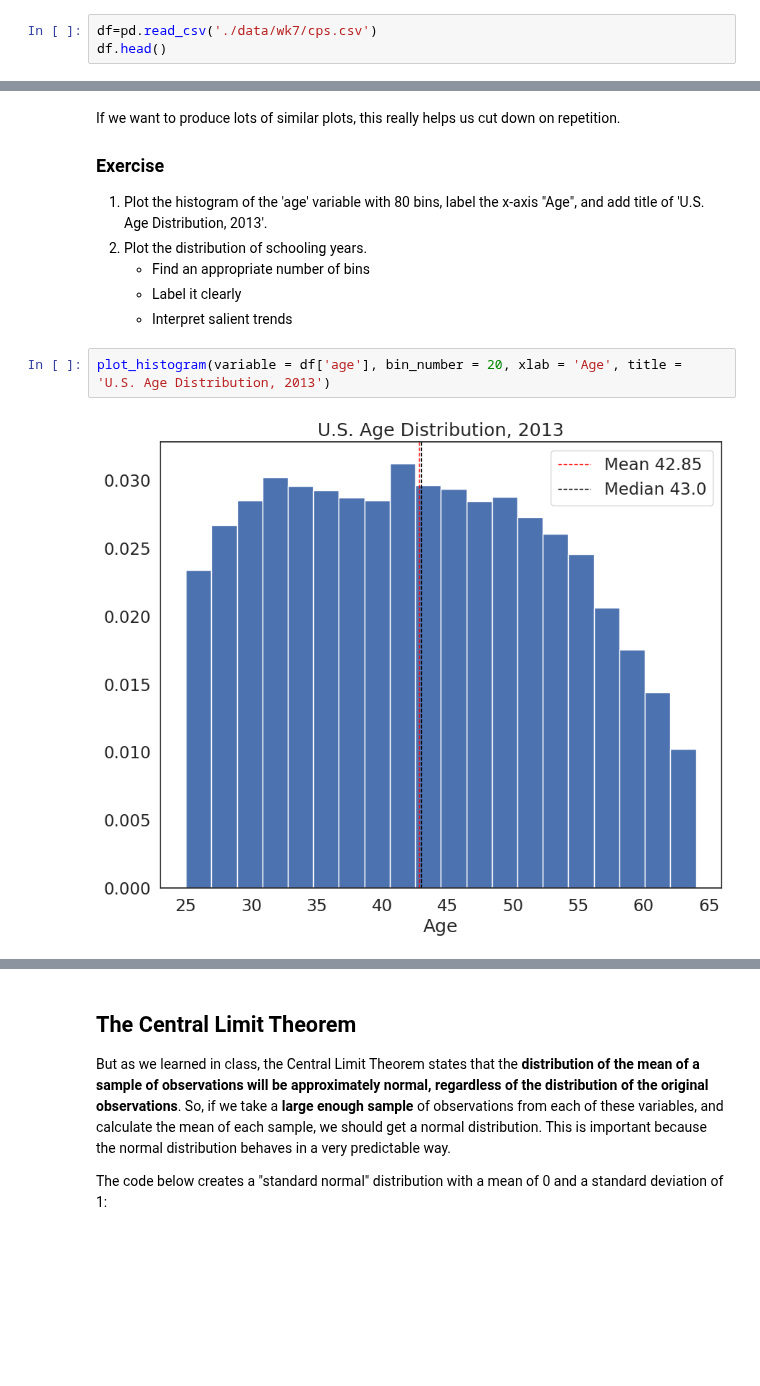
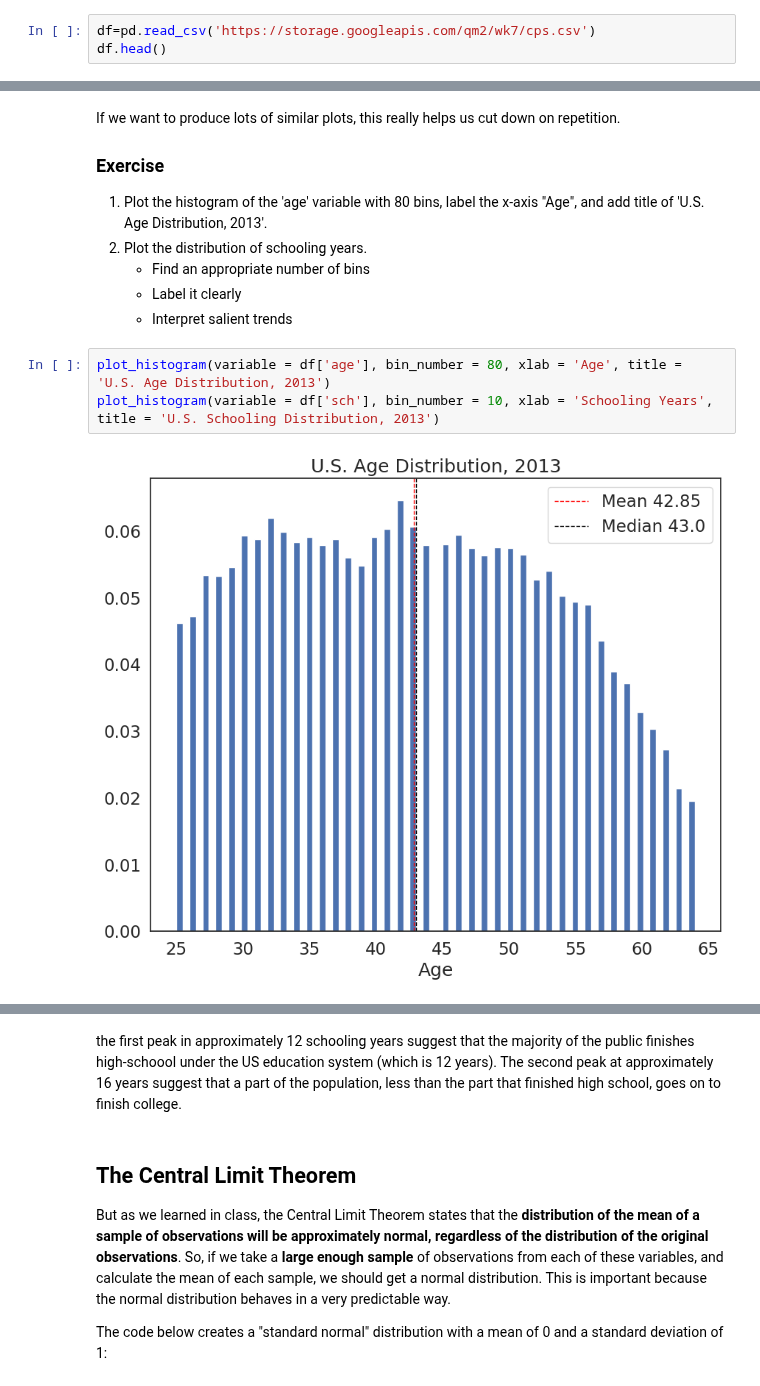
Before and after one commit to iremgencal/QM2, a Jupyter notebook: notebooks/W05. Distributions and Basic Statistics.ipynb, the cells around one changed output, grey strips where cells are left out. Cells and saved outputs as stored; diff of their text form; blank space fills up the shorter version.

```diff
--- a/notebooks/W05. Distributions and Basic Statistics.ipynb
+++ b/notebooks/W05. Distributions and Basic Statistics.ipynb
@@ -55,7 +43,7 @@ sns.set_style("white")
 # %% [markdown]
 Now that I've imported the libraries I'm going to be using, I'm ready to import the data:
 # %%
-df=pd.read_csv('./data/wk7/cps.csv')
+df=pd.read_csv('https://storage.googleapis.com/qm2/wk7/cps.csv')
 df.head()
 # %% [output]
 |  | year | state | age | sex | race | sch | ind | union | incwage | realhrwage | ... |
@@ -380,6 +352,7 @@ If we want to produce lots of similar plots, this really helps us cut down on re
     * Label it clearly
     * Interpret salient trends
 # %%
-plot_histogram(variable = df['age'], bin_number = 20, xlab = 'Age', title = 'U.S. Age Distribution, 2013')
+plot_histogram(variable = df['age'], bin_number = 80, xlab = 'Age', title = 'U.S. Age Distribution, 2013')
+plot_histogram(variable = df['sch'], bin_number = 10, xlab = 'Schooling Years', title = 'U.S. Schooling Distribution, 2013')
 # %% [output]
-[figure, old version]
+[figure, new version]
@@ -386,3 +361,5 @@ plot_histogram(variable = df['age'], bin_number = 20, xlab = 'Age', title = 'U.S
+# %% [markdown]
+the first peak in approximately 12 schooling years suggest that the majority of the public finishes high-schoool under the US education system (which is 12 years). The second peak at approximately 16 years suggest that a part of the population, less than the part that finished high school, goes on to finish college.
 # %% [markdown]
 ## The Central Limit Theorem
 
```
Also changed, not shown: parts of 25 cells of this notebook.
